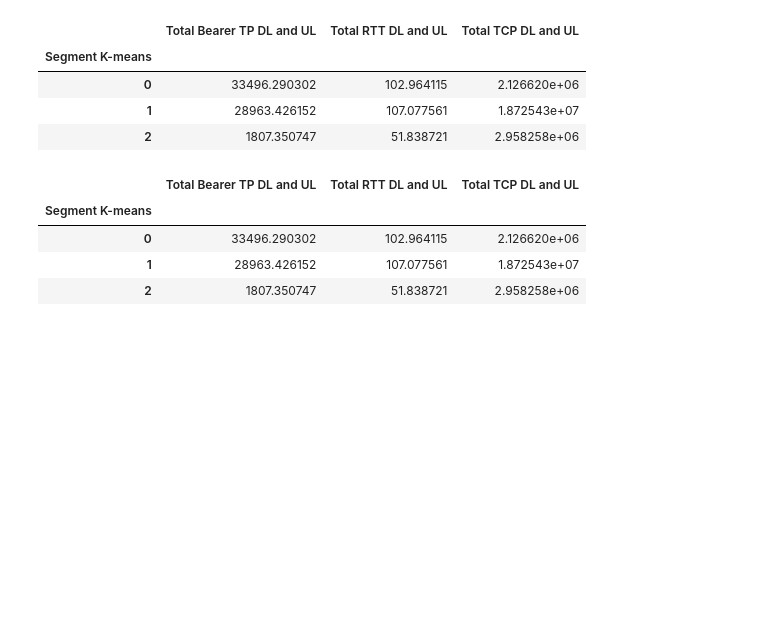
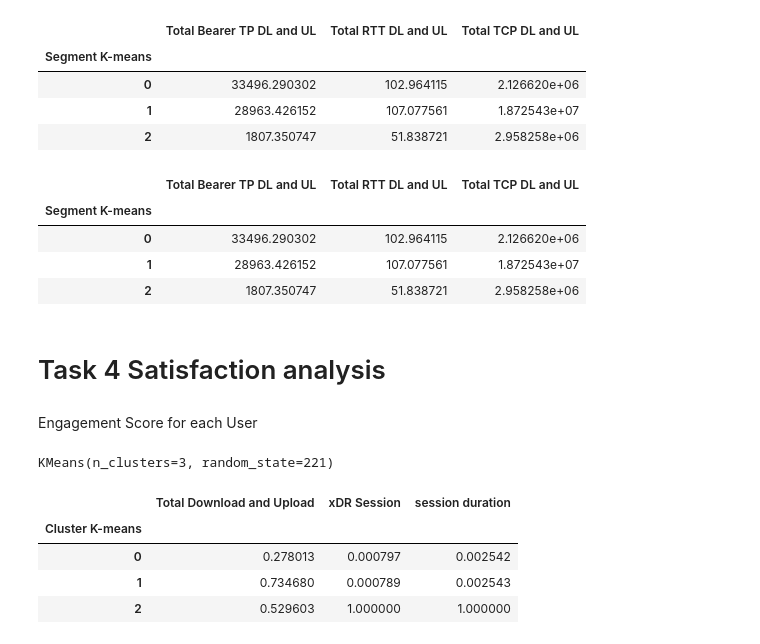
Before and after one commit to BekaluTa/Telecom-Data-Analysis, a Jupyter notebook: Notebooks/Task 2,3,4 User Engagement-Analysis.ipynb, the cells around one changed output. Cells and saved outputs as stored; diff of their text form; code cells hidden in the pictures; blank space fills up the shorter version.

Commit message:
Customer Satisfaction ANalysis

```diff
--- a/Notebooks/Task 2,3,4 User Engagement-Analysis.ipynb
+++ b/Notebooks/Task 2,3,4 User Engagement-Analysis.ipynb
@@ -950,0 +957,18 @@ df_segm_analysis
+# %% [markdown]
+<h1> Task 4 Satisfaction analysis
+# %% [markdown]
+Engagement Score for each User
+# %%
+kmeans = KMeans(n_clusters=3, init='k-means++', random_state=221)
+kmeans.fit(df_metrics_norm)
+# %% [output]
+KMeans(n_clusters=3, random_state=221)
+# %%
+df_metrics_norm['Cluster K-means'] = kmeans.labels_
+df_metrics_norm.groupby('Cluster K-means').mean()
+# %% [output]
+|  | Total Download and Upload | xDR Session | session duration |
+| Cluster K-means |  |  |  |
+| 0 | 0.278013 | 0.000797 | 0.002542 |
+| 1 | 0.734680 | 0.000789 | 0.002543 |
+| 2 | 0.529603 | 1.000000 | 1.000000 |
```
Also changed, not shown: parts of 4 cells of this notebook.
